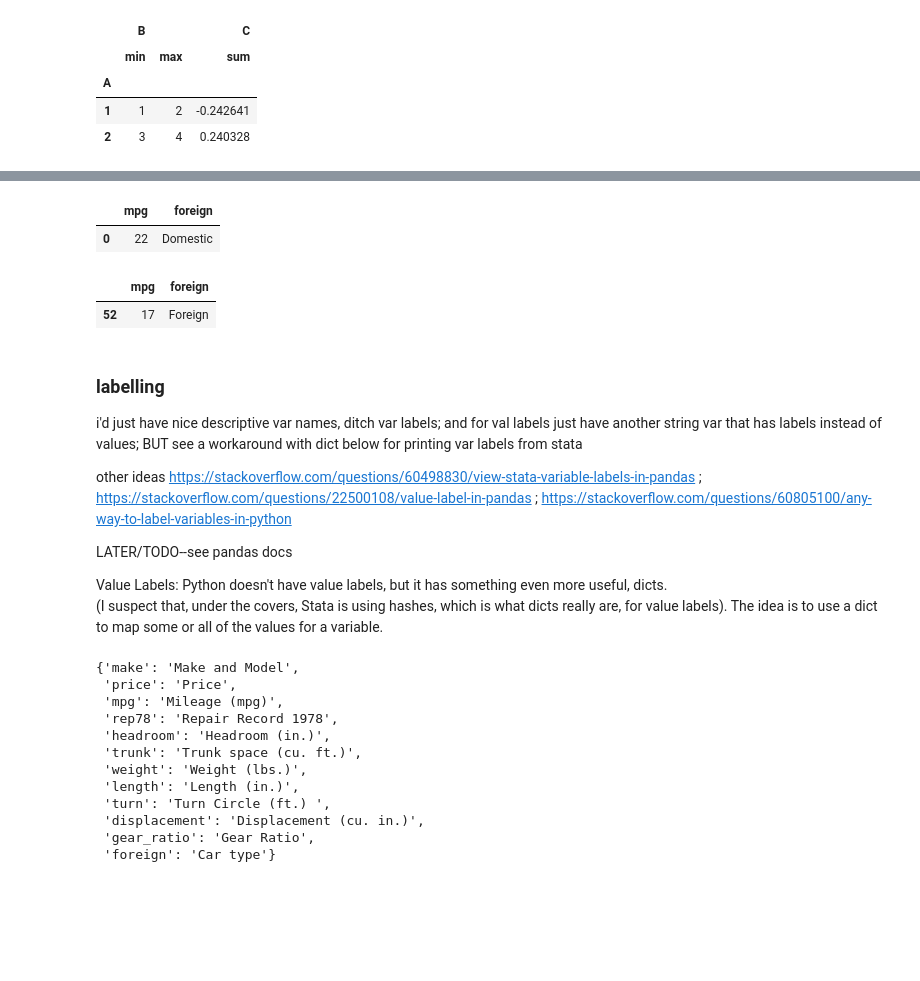
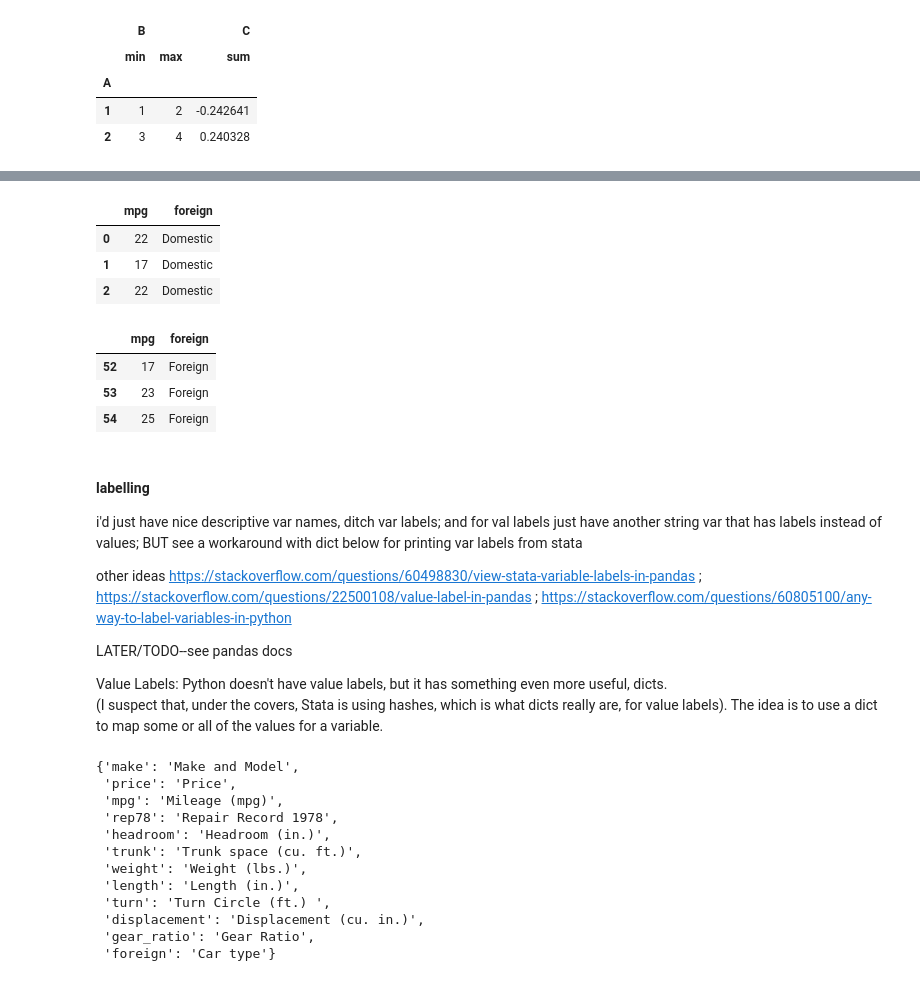
Before and after one commit to theaok/datManPy, a Jupyter notebook: pandas.ipynb, the cells around one changed output, grey strips where cells are left out. Cells and saved outputs as stored; diff of their text form; code cells hidden in the pictures; blank space fills up the shorter version.

```diff
--- a/pandas.ipynb
+++ b/pandas.ipynb
@@ -823,15 +849,19 @@ df.groupby('A').agg({'B': ['min', 'max'], 'C': 'sum'})
 # %%
-#very useful can get the groups
+#vafter groupby can get the groups
 g=auto[['mpg','foreign']].groupby('foreign')
-g.get_group('Domestic').head(1)
-g.get_group('Foreign').head(1)
+g.get_group('Domestic').head(3)
+g.get_group('Foreign').head(3)
 # %% [output]
 |  | mpg | foreign |
 | 0 | 22 | Domestic |
+| 1 | 17 | Domestic |
+| 2 | 22 | Domestic |
 |  | mpg | foreign |
 | 52 | 17 | Foreign |
+| 53 | 23 | Foreign |
+| 54 | 25 | Foreign |
 # %% [markdown]
-### labelling
+#### labelling
 
 i'd just have nice descriptive var names, ditch var labels; and for val labels just have another string var that has labels instead of values; BUT see a workaround with dict below for printing var labels from stata
 
```
Also changed, not shown: parts of 8 cells of this notebook.
